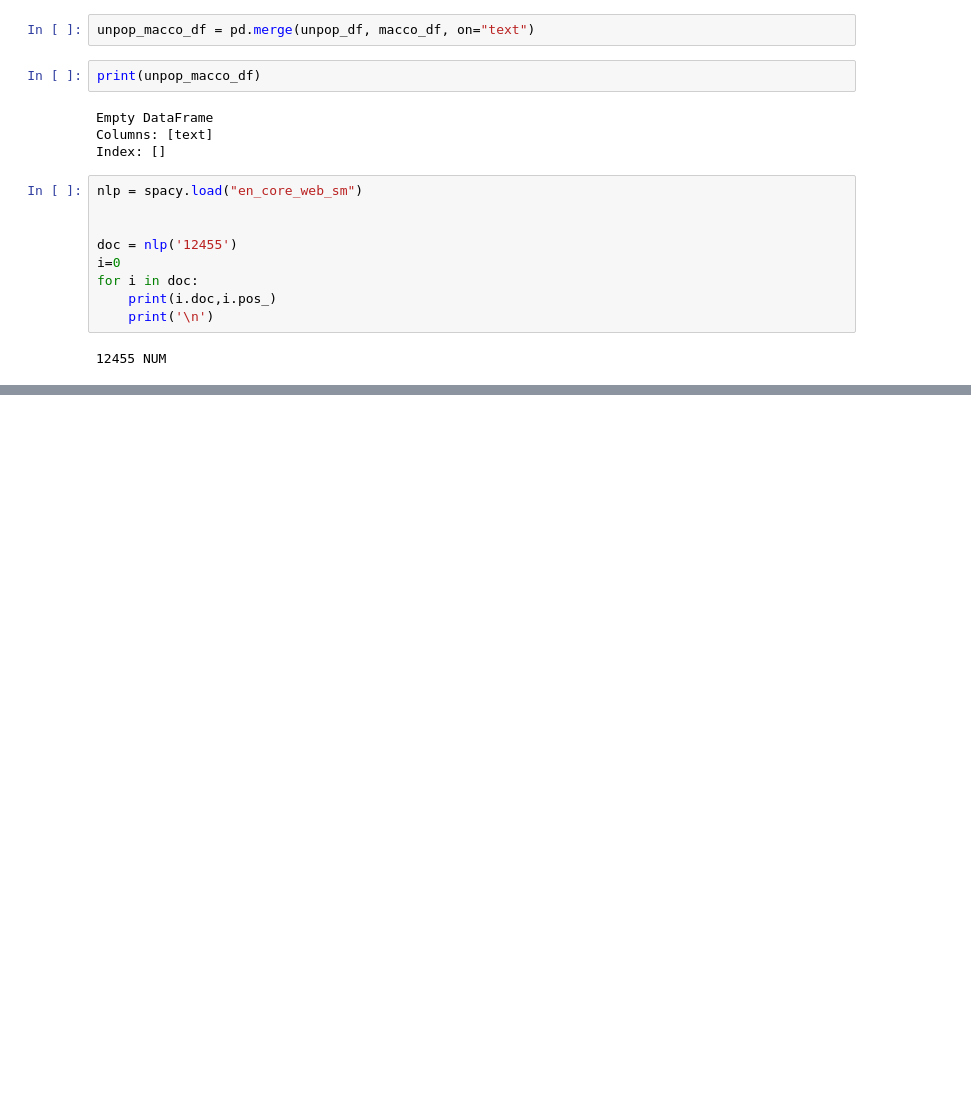
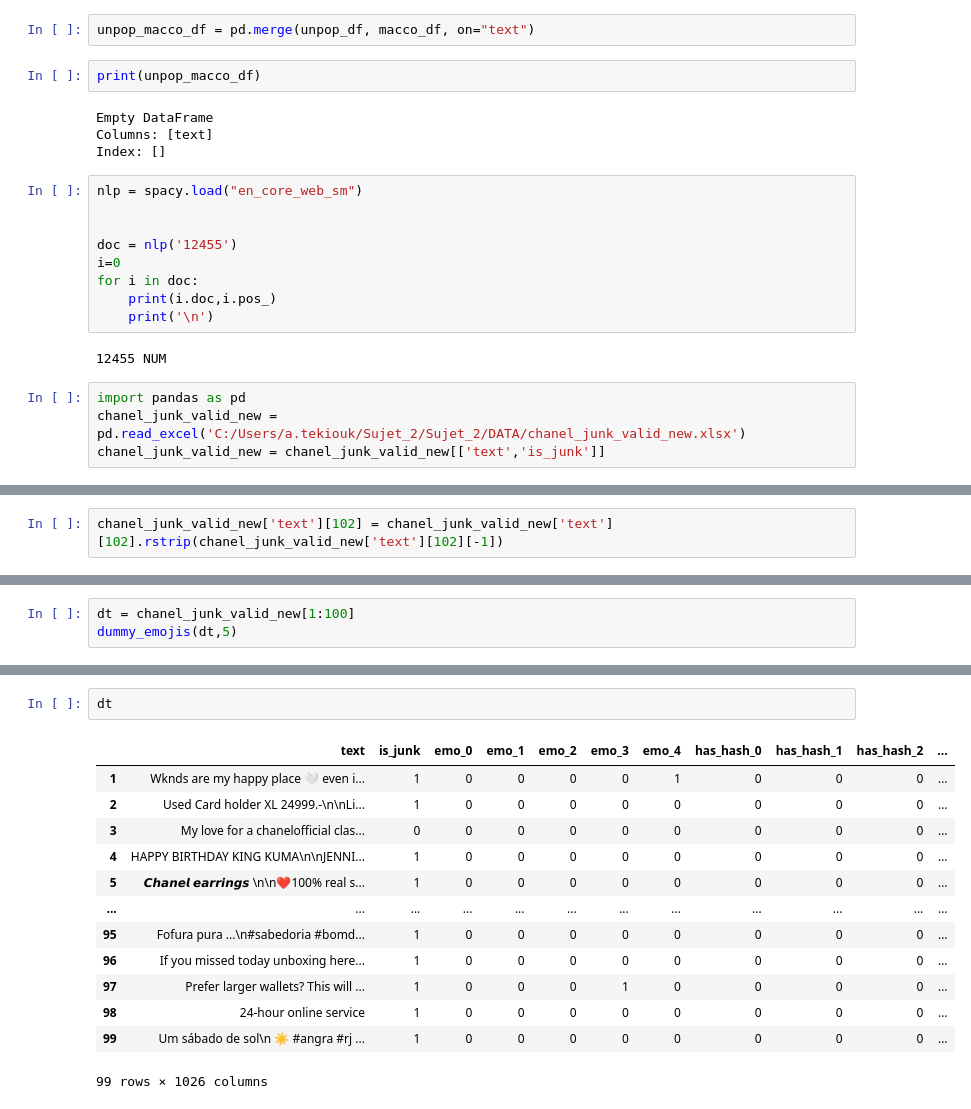
Before and after one commit to atekiouk/Sujet_2, a Jupyter notebook: Notebooks/Preproc_test.ipynb, the cells around one changed output, grey strips where cells are left out. Drawn from its saved outputs; the diff is of its cells as text; blank space fills up the shorter version.

```diff
--- a/Notebooks/Preproc_test.ipynb
+++ b/Notebooks/Preproc_test.ipynb
@@ -210,3 +219,7 @@ for i in doc:
     print('\n')
 # %% [output]
 12455 NUM
+# %%
+import pandas as pd
+chanel_junk_valid_new = pd.read_excel('C:/Users/a.tekiouk/Sujet_2/Sujet_2/DATA/chanel_junk_valid_new.xlsx')
+chanel_junk_valid_new = chanel_junk_valid_new[['text','is_junk']]
@@ -212,0 +230,2 @@ for i in doc:
+# %%
+chanel_junk_valid_new['text'][102] = chanel_junk_valid_new['text'][102].rstrip(chanel_junk_valid_new['text'][102][-1])
@@ -212,0 +290,3 @@ for i in doc:
+# %%
+dt = chanel_junk_valid_new[1:100]
+dummy_emojis(dt,5)
@@ -212,0 +353,16 @@ for i in doc:
+# %%
+dt
+# %% [output]
+|  | text | is_junk | emo_0 | emo_1 | emo_2 | emo_3 | emo_4 | has_hash_0 | has_hash_1 | has_hash_2 | ... |
+| 1 | Wknds are my happy place 🤍 even i... | 1 | 0 | 0 | 0 | 0 | 1 | 0 | 0 | 0 | ... |
+| 2 | Used Card holder XL 24999.-\n\nLi... | 1 | 0 | 0 | 0 | 0 | 0 | 0 | 0 | 0 | ... |
+| 3 | My love for a chanelofficial clas... | 0 | 0 | 0 | 0 | 0 | 0 | 0 | 0 | 0 | ... |
+| 4 | HAPPY BIRTHDAY KING KUMA\n\nJENNI... | 1 | 0 | 0 | 0 | 0 | 0 | 0 | 0 | 0 | ... |
+| 5 | 𝘾𝙝𝙖𝙣𝙚𝙡 𝙚𝙖𝙧𝙧𝙞𝙣𝙜𝙨 \n\n❤️100% real s... | 1 | 0 | 0 | 0 | 0 | 0 | 0 | 0 | 0 | ... |
+| ... | ... | ... | ... | ... | ... | ... | ... | ... | ... | ... | ... |
+| 95 | Fofura pura ...\n#sabedoria #bomd... | 1 | 0 | 0 | 0 | 0 | 0 | 0 | 0 | 0 | ... |
+| 96 | If you missed today unboxing here... | 1 | 0 | 0 | 0 | 0 | 0 | 0 | 0 | 0 | ... |
+| 97 | Prefer larger wallets? This will ... | 1 | 0 | 0 | 0 | 1 | 0 | 0 | 0 | 0 | ... |
+| 98 | 24-hour online service | 1 | 0 | 0 | 0 | 0 | 0 | 0 | 0 | 0 | ... |
+| 99 | Um sábado de sol\n ☀️ #angra #rj ... | 1 | 0 | 0 | 0 | 0 | 0 | 0 | 0 | 0 | ... |
+99 rows × 1026 columns
```
Also changed, not shown: parts of 9 cells of this notebook.
